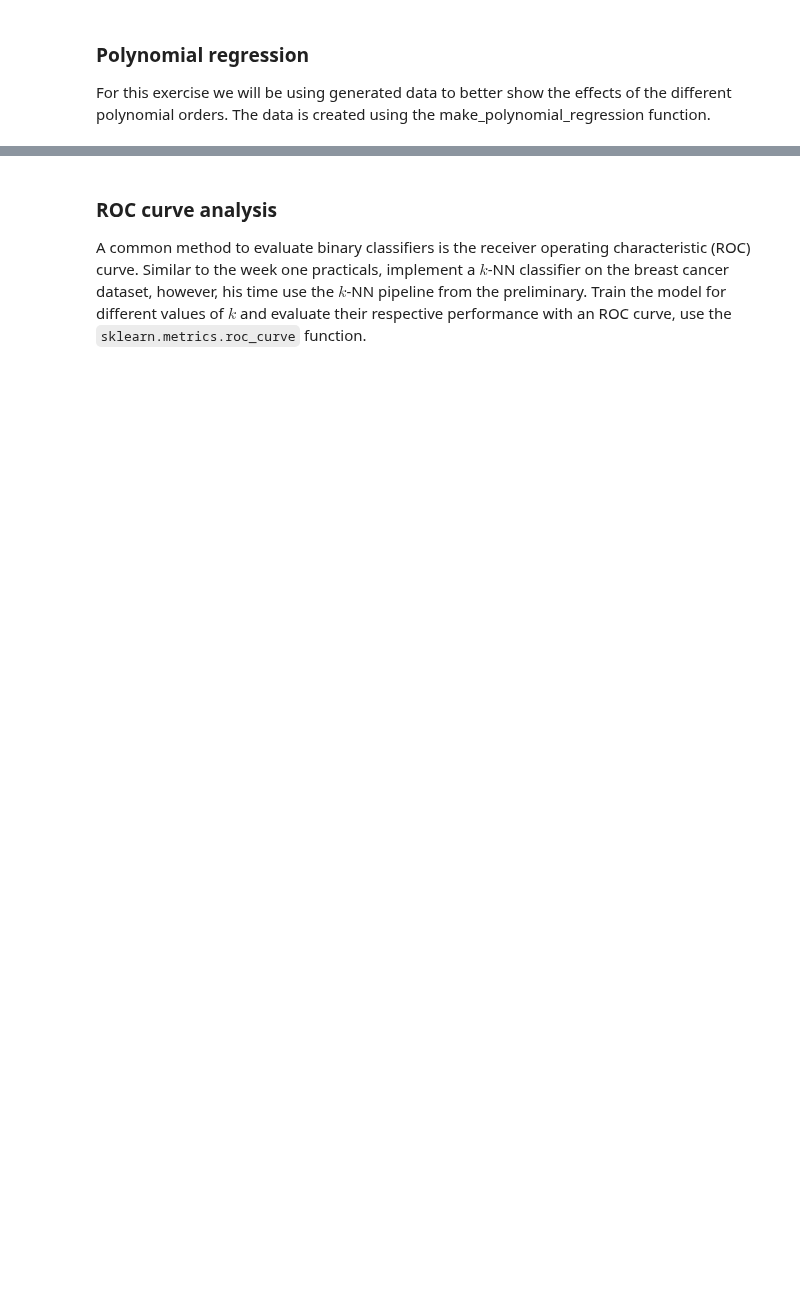
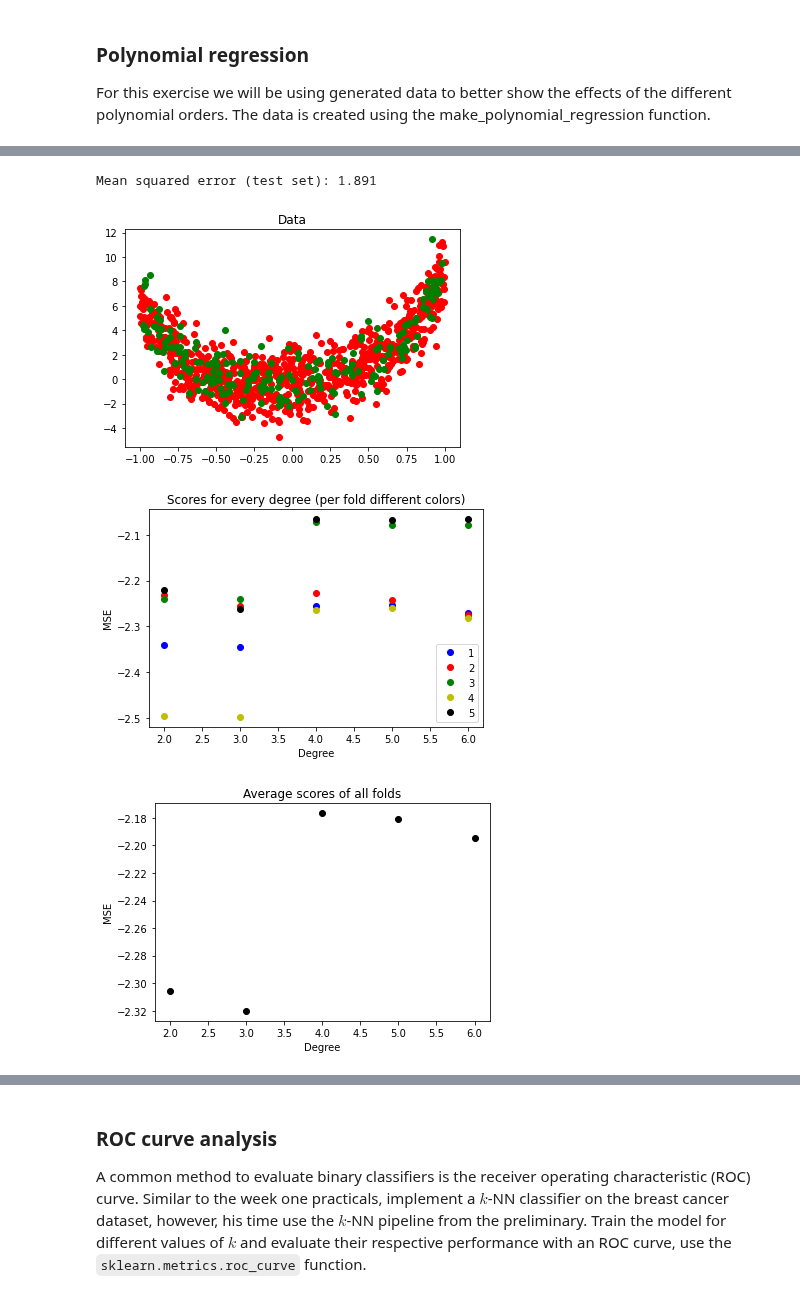
Before and after one commit to VincentV0/8dm50-machine-learning, a Jupyter notebook: practicals/week_2.ipynb, the cells around one changed output, grey strips where cells are left out. Cells and saved outputs as stored; diff of their text form; code cells hidden in the pictures; blank space fills up the shorter version.

```diff
--- a/practicals/week_2.ipynb
+++ b/practicals/week_2.ipynb
@@ -212,0 +169,69 @@ PolynomialFeatures()
+# %%
+from sklearn.preprocessing import PolynomialFeatures
+from sklearn.metrics import mean_squared_error, make_scorer
+from sklearn.linear_model import LinearRegression
+from sklearn.model_selection import GridSearchCV
+from sklearn.pipeline import Pipeline
+
+n = 1000
+
+X, y = generate_dataset(n=n, degree=4, noise=1.5)
+
+X_train = X[n//5:].reshape(-1,1)
+X_test =  X[:n//5].reshape(-1,1)
+y_train = y[n//5:]
+y_test =  y[:n//5]
+
+fig = plt.figure();
+plt.plot(X_train, y_train, 'r.', markersize=12);
+plt.plot(X_test, y_test, 'g.', markersize=12);
+plt.title('Data')
+
+# Define the functions for polynomial features and linear regression
+transform = PolynomialFeatures()
+linreg = LinearRegression()
+
+# Define the pipeline, containing the polynomial transformation and the subsequent linear regression
+model = Pipeline([
+                 ("transf", transform),
+                 ("linreg", linreg)
+                ])
+
+# Define the hyperparameters for the Grid Search
+params = {'transf__degree': (2,3,4,5,6)}
+
+# Define a custom scoring system to evaluate the mean squared error (lower is better)
+mse = make_scorer(mean_squared_error,greater_is_better=False)
+
+# Define the Grid Search method
+gridsearch = GridSearchCV(model, params, scoring=mse)
+
+# Run Grid Search
+gridsearch.fit(X_train, y_train)
+y_pred = gridsearch.predict(X_test)
+MSE_test_set = mean_squared_error(y_test, y_pred)
+print(f'Mean squared error (test set): {MSE_test_set:.4}')
+
+# plot
+plt.figure()
+plt.title('Scores for every degree (per fold different colors)')
+colors = ['b.', 'r.', 'g.', 'y.', 'k.', 'c.']
+for i in range(5):
+    q = gridsearch.cv_results_[f'split{i}_test_score']
+    plt.plot(params['transf__degree'], q, colors[i], markersize=12)
+
+plt.xlabel('Degree')
+plt.ylabel('MSE')
+plt.legend(list(range(1,len(params['transf__degree'])+1)))
+
+# plot 2
+plt.figure()
+plt.plot(params['transf__degree'],gridsearch.cv_results_[f'mean_test_score'], 'k.', markersize=12)
+plt.title('Average scores of all folds')
+plt.xlabel('Degree')
+plt.ylabel('MSE');
+# %% [output]
+Mean squared error (test set): 1.891
+[figure, added]
+[figure, added]
+[figure, added]
```
Also changed, not shown: parts of 7 cells of this notebook.
